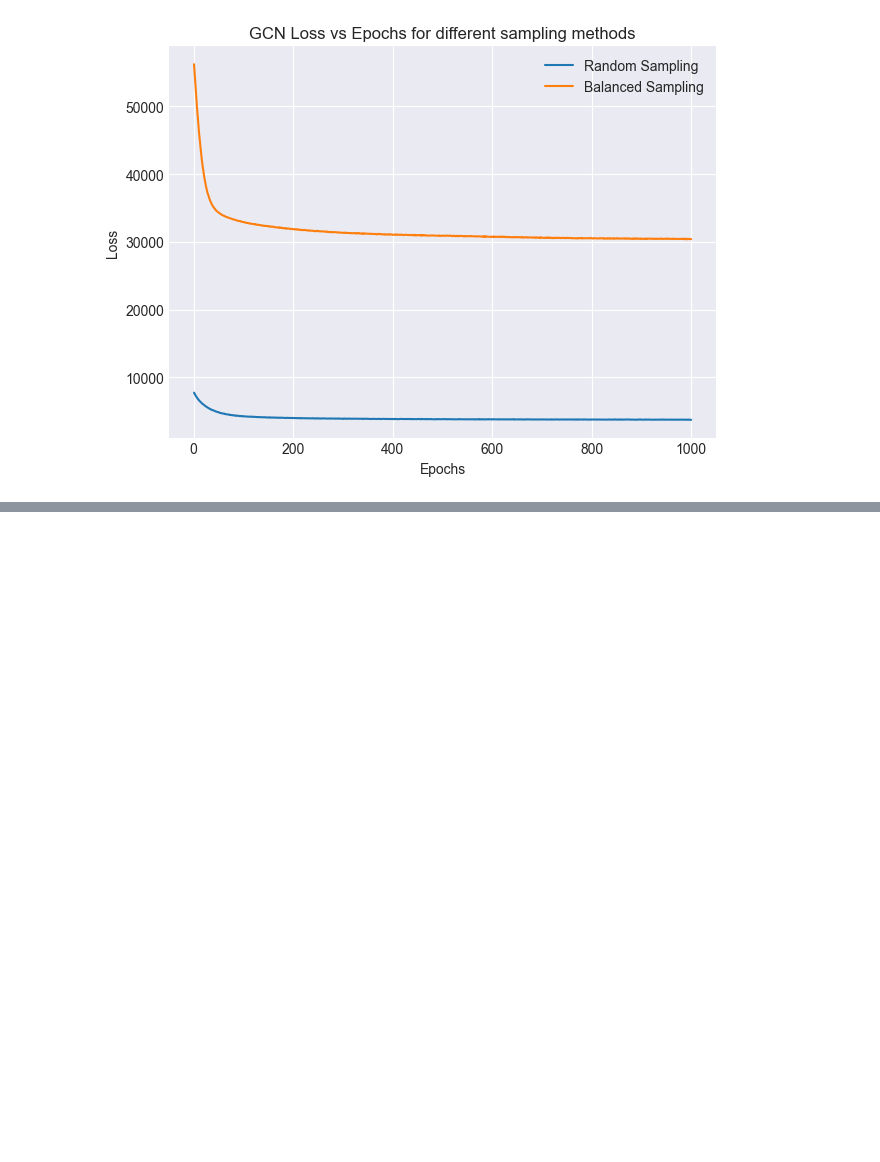
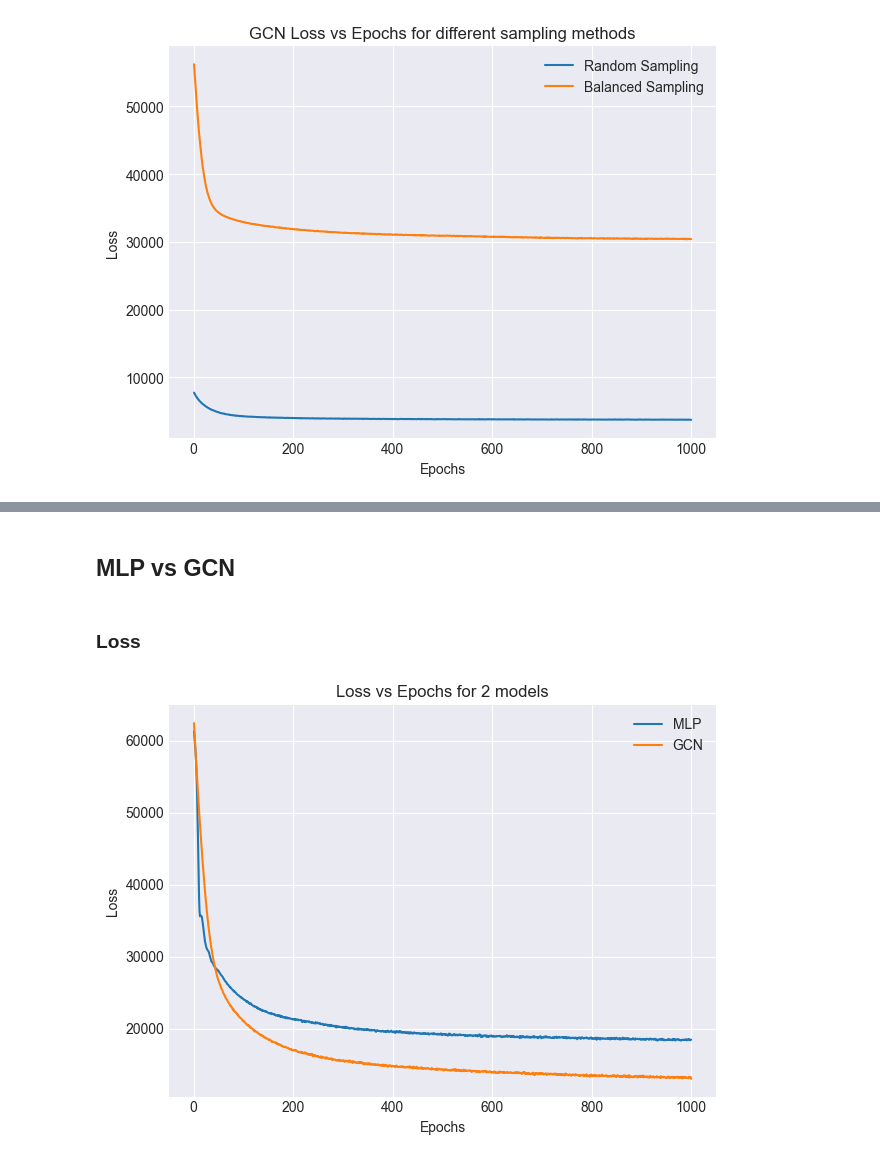
Before and after one commit to sbhardwajgrid/graph-DL, a Jupyter notebook: notebooks/results_evaluation.ipynb, the cells around one changed output, grey strips where cells are left out. Cells and saved outputs as stored; diff of their text form; code cells hidden in the pictures; blank space fills up the shorter version.

```diff
--- a/notebooks/results_evaluation.ipynb
+++ b/notebooks/results_evaluation.ipynb
@@ -105,0 +107,10 @@ plot_metrics(gcn_200_r["epochs"] , "Epochs" , [gcn_200_r["loss"] , gcn_200_b["lo
+# %% [markdown]
+## MLP vs GCN
+# %% [markdown]
+### Loss
+# %%
+plot_metrics(mlp_5_a["epochs"] , "Epochs" , [mlp_5_a["loss"] , gcn_5_a["loss"]],
+             ["MLP" , "GCN"] , "Loss" , colour_palette[:2],
+             "Loss vs Epochs")
+# %% [output]
+[figure, added]
```
Also changed, not shown: parts of 13 cells of this notebook, 14 other files.
